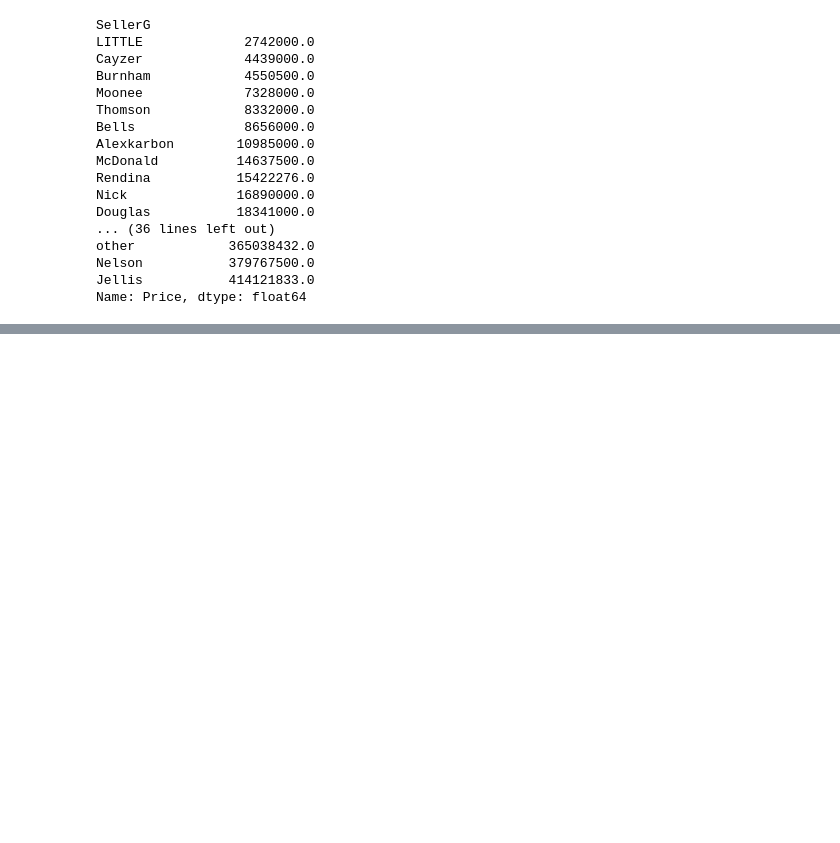
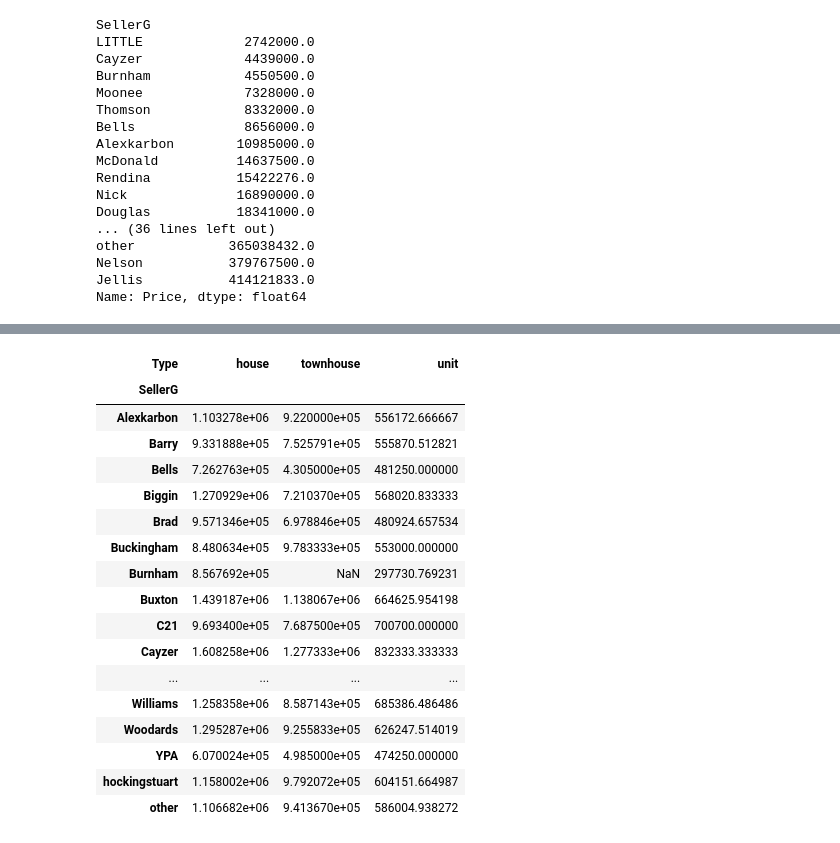
Before and after one commit to Karayushii/py12, a Jupyter notebook: main.ipynb, the cells around one changed output, grey strips where cells are left out. Saved outputs shown, nothing was run; the diff lists cells and outputs as text; code cells hidden in the pictures; blank space fills up the shorter version.

```diff
--- a/main.ipynb
+++ b/main.ipynb
@@ -258,0 +278,27 @@ Name: Price, dtype: float64
+# %%
+new_tab = pd.pivot_table(melb_df,
+               values= 'Price',
+               index='SellerG',
+               columns='Type',
+               aggfunc='mean'
+)
+display(new_tab)
+# %% [output]
+| Type | house | townhouse | unit |
+| SellerG |  |  |  |
+| Alexkarbon | 1.103278e+06 | 9.220000e+05 | 556172.666667 |
+| Barry | 9.331888e+05 | 7.525791e+05 | 555870.512821 |
+| Bells | 7.262763e+05 | 4.305000e+05 | 481250.000000 |
+| Biggin | 1.270929e+06 | 7.210370e+05 | 568020.833333 |
+| Brad | 9.571346e+05 | 6.978846e+05 | 480924.657534 |
+| Buckingham | 8.480634e+05 | 9.783333e+05 | 553000.000000 |
+| Burnham | 8.567692e+05 | NaN | 297730.769231 |
+| Buxton | 1.439187e+06 | 1.138067e+06 | 664625.954198 |
+| C21 | 9.693400e+05 | 7.687500e+05 | 700700.000000 |
+| Cayzer | 1.608258e+06 | 1.277333e+06 | 832333.333333 |
+| ... | ... | ... | ... |
+| Williams | 1.258358e+06 | 8.587143e+05 | 685386.486486 |
+| Woodards | 1.295287e+06 | 9.255833e+05 | 626247.514019 |
+| YPA | 6.070024e+05 | 4.985000e+05 | 474250.000000 |
+| hockingstuart | 1.158002e+06 | 9.792072e+05 | 604151.664987 |
+| other | 1.106682e+06 | 9.413670e+05 | 586004.938272 |
```
Also changed, not shown: parts of 3 cells of this notebook, 4 other files.
